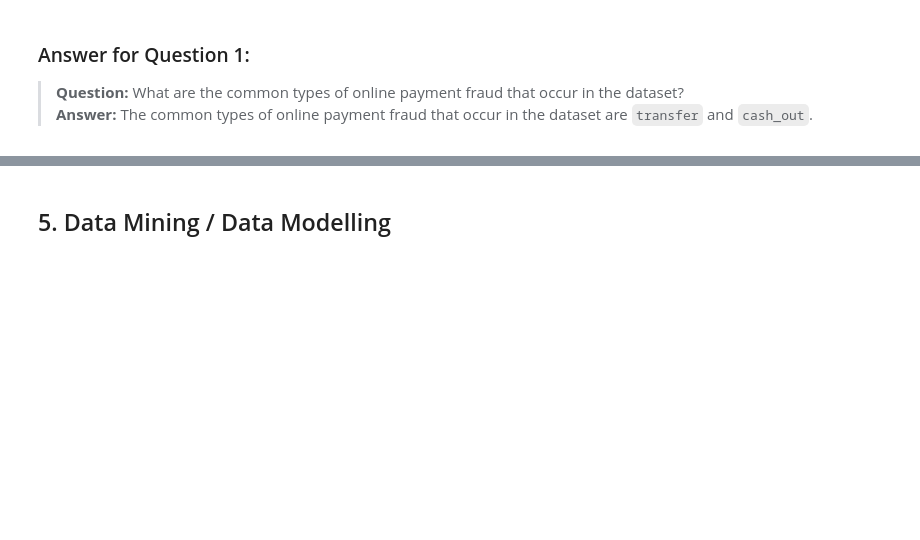
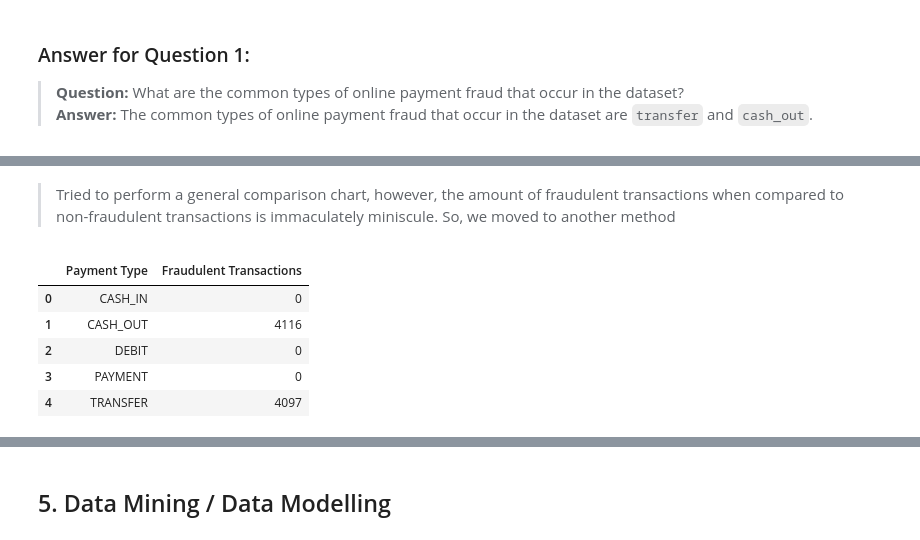
Before and after one commit to V3ness/Data-Science-Fundamentals-Project, a Jupyter notebook: project.ipynb, the cells around one changed output, grey strips where cells are left out. Cells and saved outputs as stored; diff of their text form; code cells hidden in the pictures; blank space fills up the shorter version.

```diff
--- a/project.ipynb
+++ b/project.ipynb
@@ -225,0 +234,13 @@ plt.tight_layout()
+# %% [markdown]
+> Tried to perform a general comparison chart, however, the amount of fraudulent transactions when compared to non-fraudulent transactions is immaculately miniscule. So, we moved to another method
+# %%
+fraud_by_type = df.groupby("type")["isFraud"].sum().reset_index()
+fraud_by_type.columns = ["Payment Type", "Fraudulent Transactions"]
+fraud_by_type
+# %% [output]
+|  | Payment Type | Fraudulent Transactions |
+| 0 | CASH_IN | 0 |
+| 1 | CASH_OUT | 4116 |
+| 2 | DEBIT | 0 |
+| 3 | PAYMENT | 0 |
+| 4 | TRANSFER | 4097 |
```
Also changed, not shown: parts of 14 cells of this notebook.
